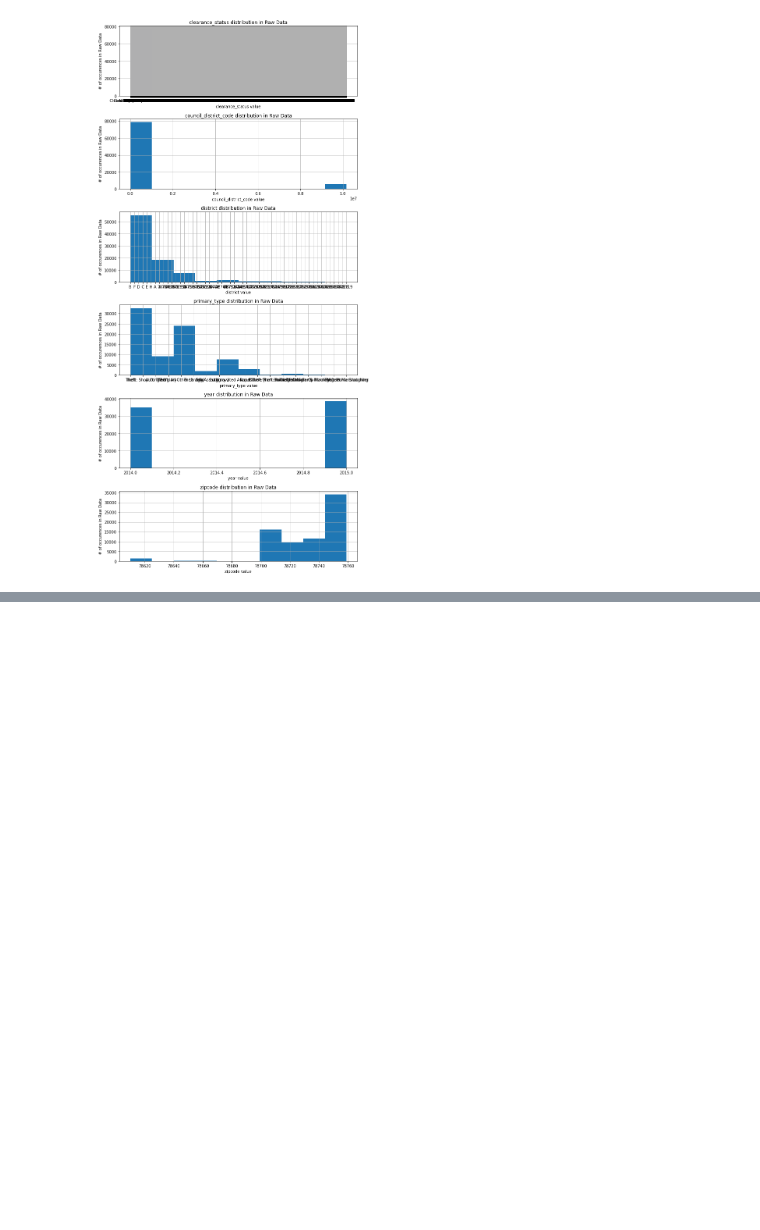
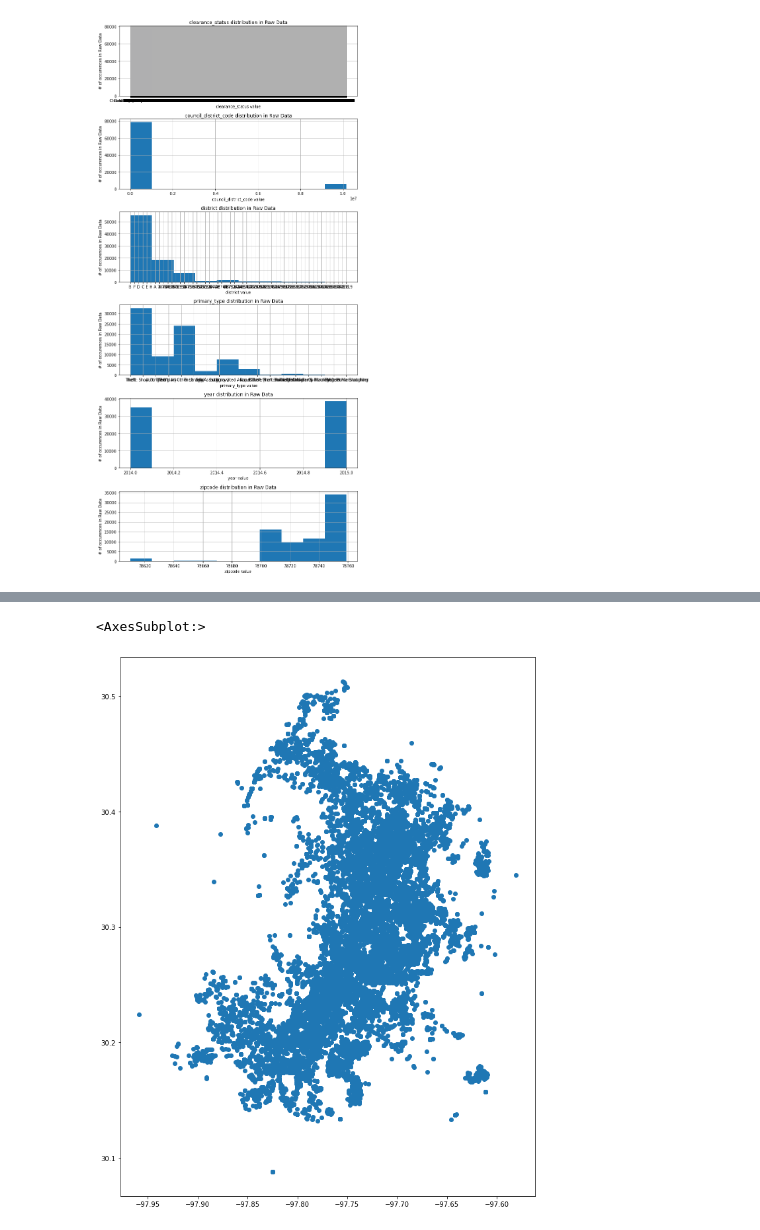
Before and after one commit to qnchenry-q/Crime_Instance_Analysis, a Jupyter notebook: EDA.ipynb, the cells around one changed output, grey strips where cells are left out. Cells and saved outputs as stored; diff of their text form; code cells hidden in the pictures; blank space fills up the shorter version.

```diff
--- a/EDA.ipynb
+++ b/EDA.ipynb
@@ -147,0 +176,4 @@ NameError: name 'pd' is not defined
+# %%
+#create df with full long/lat
+long_lat_df = pd.DataFrame(categorized_df[['latitude','longitude']]).dropna()
+long_lat_df
@@ -147,0 +276,10 @@ NameError: name 'pd' is not defined
+# %%
+#crs = {'init': 'EPSG: 4326'}
+geometry = [Point(xy) for xy in zip(long_lat_df['longitude'], long_lat_df['latitude'])]
+austin_geo_df = gpd.GeoDataFrame(long_lat_df, crs = "EPSG:4326", geometry = geometry)
+fig, ax = plt.subplots(figsize = (15,15))
+#Austin.plot(ax = ax, alpha = .4, color = 'grey')
+austin_geo_df.plot(ax = ax)
+# %% [output]
+<AxesSubplot:>
+[figure, added]
```
Also changed, not shown: parts of 22 cells of this notebook, 1 other file.
